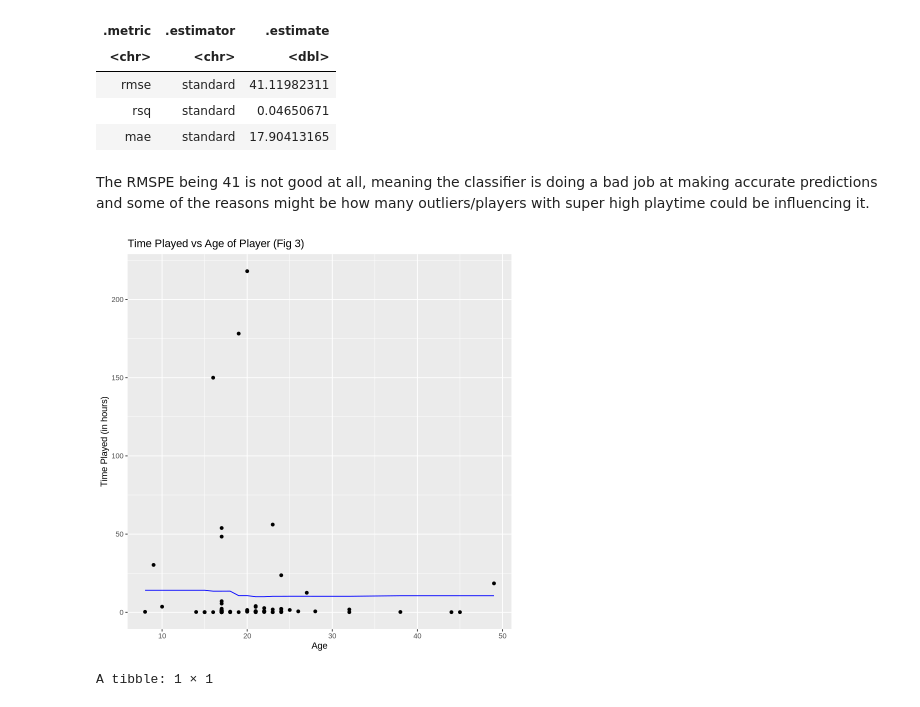
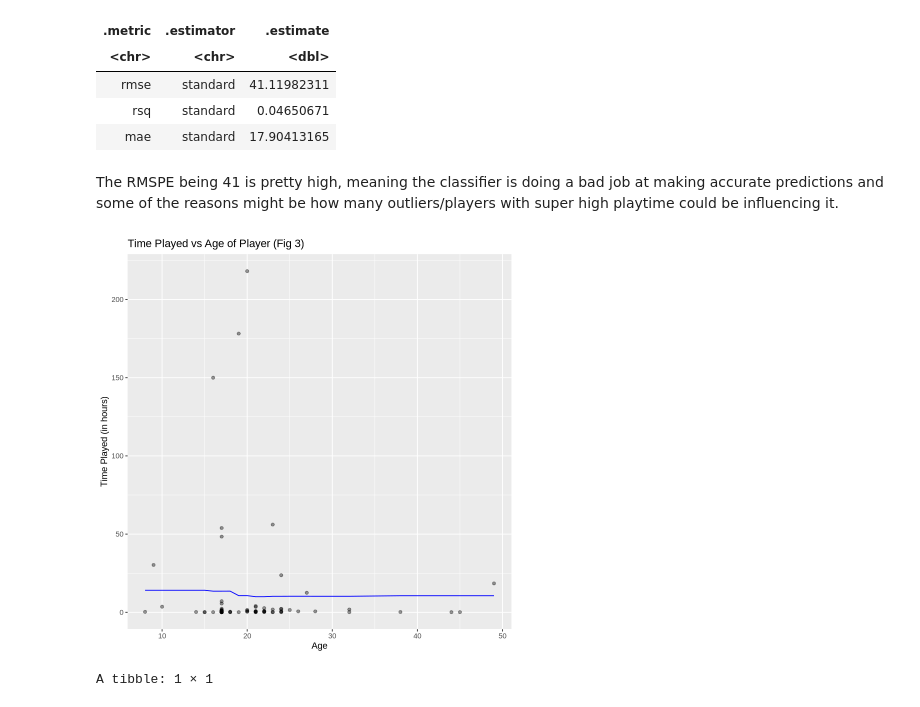
Before and after one commit to mastermagicka/dsci-100-minecraft-project, a Jupyter notebook: Minecraft.ipynb, the cells around one changed output. Saved outputs shown, nothing was run; the diff lists cells and outputs as text; code cells hidden in the pictures.

```diff
--- a/Minecraft.ipynb
+++ b/Minecraft.ipynb
@@ -291,23 +258,24 @@ A tibble: 3 × 3
 | rsq | standard | 0.04650671 |
 | mae | standard | 17.90413165 |
 # %% [markdown]
-The RMSPE being 41 is not good at all, meaning the classifier is doing a bad job at making accurate predictions and some of the reasons might be how many outliers/players with super high playtime could be influencing it.
+The RMSPE being 41 is pretty high, meaning the classifier is doing a bad job at making accurate predictions and some of the reasons might be how many outliers/players with super high playtime could be influencing it.
 # %%
+set.seed(13)
 options(repr.plot.width = 7, repr.plot.height = 7)
 
 # your code here
 players_preds<- players_best_fit|>
     predict(players_training)|>
     bind_cols(players_training)
 
     players_plot<- ggplot(players_preds, aes(x = Age, y = played_hours))+
-        geom_point()+
+        geom_point(alpha = 0.4)+
         geom_line(data = players_preds, mapping = aes(x = Age, y = .pred), color = "blue")+
         labs(x = "Age", y = "Time Played (in hours)")+
         ggtitle("Time Played vs Age of Player (Fig 3)")
 players_plot
 # %% [output]
-[figure, old version]
+[figure, new version]
 # %%
 new_player<- tibble(Age = 20)
 predict(players_best_fit, new_player)
```
Also changed, not shown: parts of 14 cells of this notebook.
